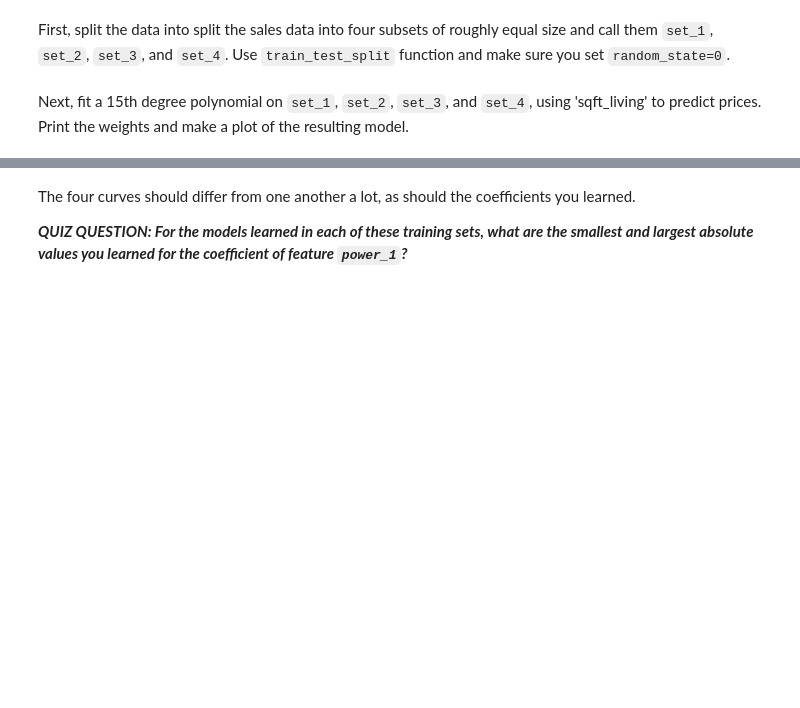
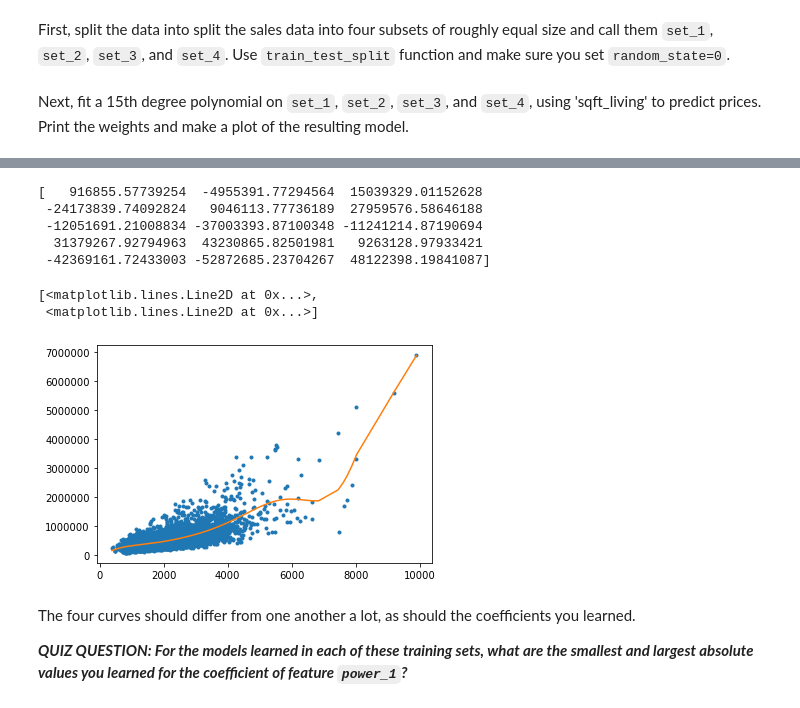
Before and after one commit to KhiemLe99/Machine-Learning-2020-FUNiX, a Jupyter notebook: 1. Regression/labs/lab-4.ipynb, the cells around one changed output, grey strips where cells are left out. Saved outputs shown, nothing was run; the diff lists cells and outputs as text; code cells hidden in the pictures; blank space fills up the shorter version.

```diff
--- a/1. Regression/labs/lab-4.ipynb
+++ b/1. Regression/labs/lab-4.ipynb
@@ -79,3 +155,26 @@ Next, fit a 15th degree polynomial on `set_1`, `set_2`, `set_3`, and `set_4`, us
+# %%
+# Handholding level: Moderate
+scaler = StandardScaler()
+poly_data_4 = polynomial_dataframe(set_4['sqft_living'], 15)
+poly_features_4 = scaler.fit_transform(poly_data_4.values)
+# continues by yourself.
+poly_data_4['price'] = set_4['price']
+poly_labels_4 = poly_data_4['price'].values
+
+model_4 = Ridge(l2_small_penalty).fit(poly_features_4, poly_labels_4)
+print(model_4.coef_)
+
+plt.plot(poly_data_4['power_1'], poly_data_4['price'], '.',
+         poly_data_4['power_1'], model_4.predict(poly_features_4), '-')
+# %% [output]
+[   916855.57739254  -4955391.77294564  15039329.01152628
+ -24173839.74092824   9046113.77736189  27959576.58646188
+ -12051691.21008834 -37003393.87100348 -11241214.87190694
+  31379267.92794963  43230865.82501981   9263128.97933421
+ -42369161.72433003 -52872685.23704267  48122398.19841087]
+[<matplotlib.lines.Line2D at 0x...>,
+ <matplotlib.lines.Line2D at 0x...>]
+[figure, added]
 # %% [markdown]
 The four curves should differ from one another a lot, as should the coefficients you learned.
 
```
Also changed, not shown: parts of 20 cells of this notebook, 19 other files.
